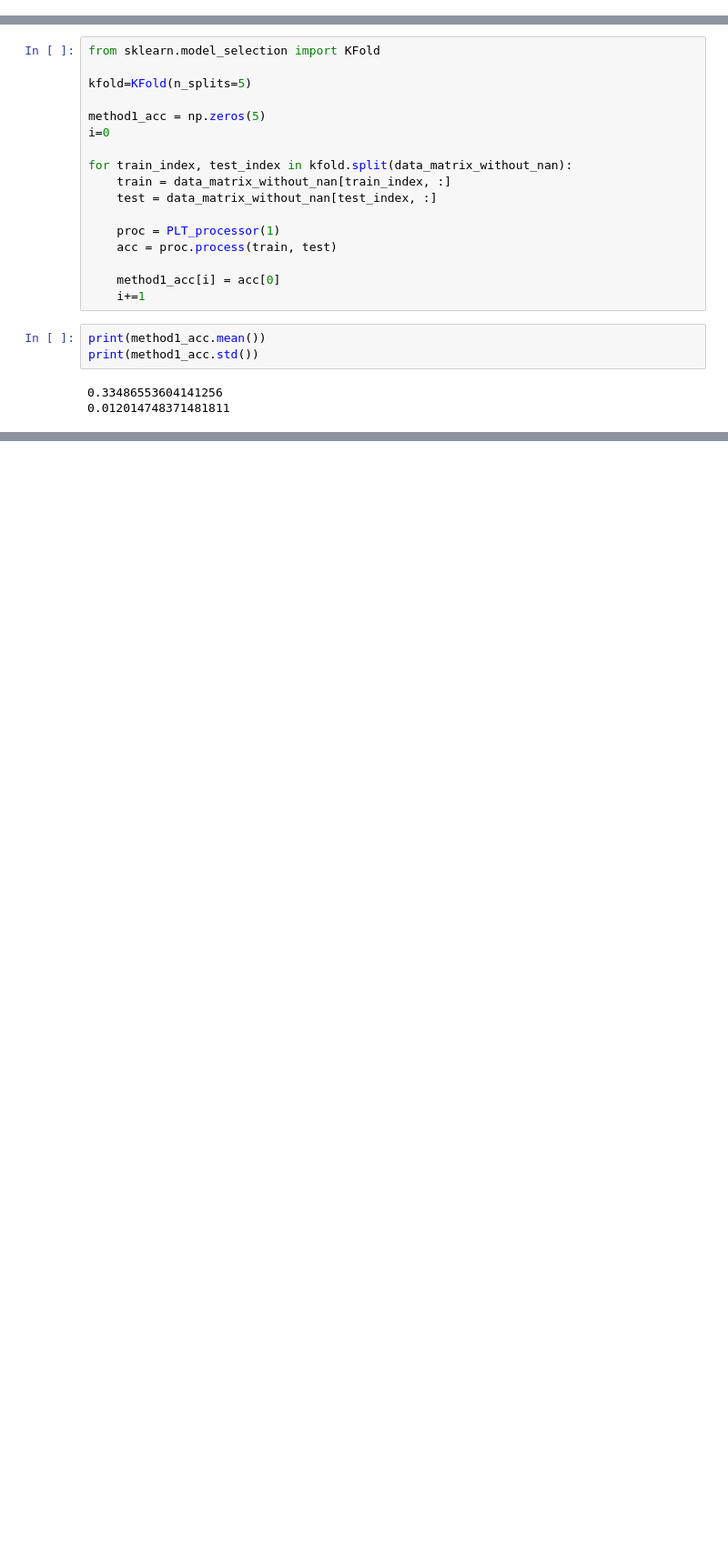
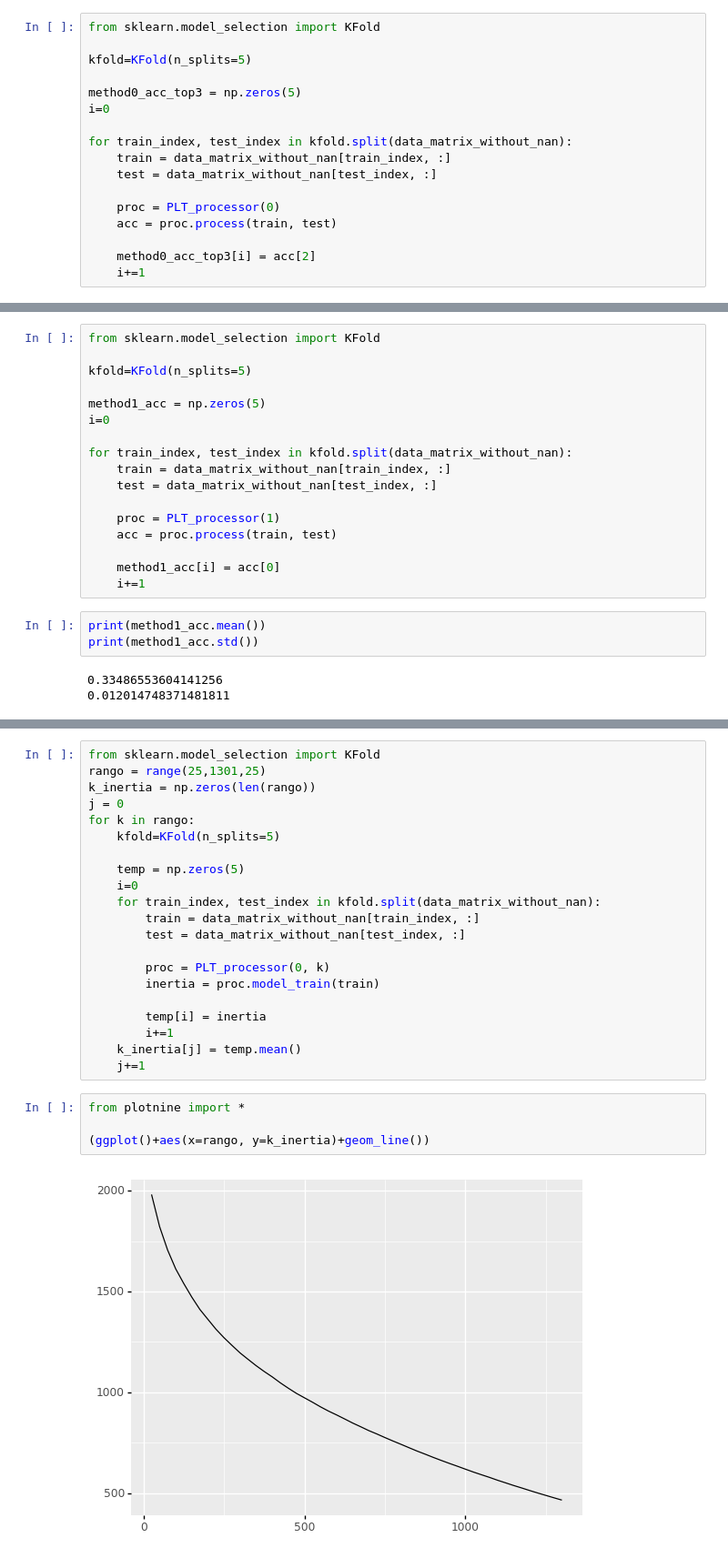
Before and after one commit to DJRamosA/AC-PLT, a Jupyter notebook: src/Generator.ipynb, the cells around one changed output, grey strips where cells are left out. Shown at 91% size. Drawn from its saved outputs; the diff is of its cells as text; blank space fills up the shorter version.

```diff
--- a/src/Generator.ipynb
+++ b/src/Generator.ipynb
@@ -340,3 +548,20 @@ print(method0_acc.std())
 # %% [output]
 0.37520865850832663
 0.008341383764169614
+# %%
+from sklearn.model_selection import KFold
+
+kfold=KFold(n_splits=5)
+
+method0_acc_top3 = np.zeros(5)
+i=0
+
+for train_index, test_index in kfold.split(data_matrix_without_nan):
+    train = data_matrix_without_nan[train_index, :]
+    test = data_matrix_without_nan[test_index, :]
+
+    proc = PLT_processor(0)
+    acc = proc.process(train, test)
+
+    method0_acc_top3[i] = acc[2]
+    i+=1
@@ -365,0 +689,27 @@ print(method1_acc.std())
+# %%
+from sklearn.model_selection import KFold
+rango = range(25,1301,25)
+k_inertia = np.zeros(len(rango))
+j = 0
+for k in rango:
+    kfold=KFold(n_splits=5)
+
+    temp = np.zeros(5)
+    i=0
+    for train_index, test_index in kfold.split(data_matrix_without_nan):
+        train = data_matrix_without_nan[train_index, :]
+        test = data_matrix_without_nan[test_index, :]
+
+        proc = PLT_processor(0, k)
+        inertia = proc.model_train(train)
+
+        temp[i] = inertia
+        i+=1
+    k_inertia[j] = temp.mean()
+    j+=1
+# %%
+from plotnine import *
+
+(ggplot()+aes(x=rango, y=k_inertia)+geom_line())
+# %% [output]
+[figure, added]
```
Also changed, not shown: parts of 21 cells of this notebook, 2 other files.
